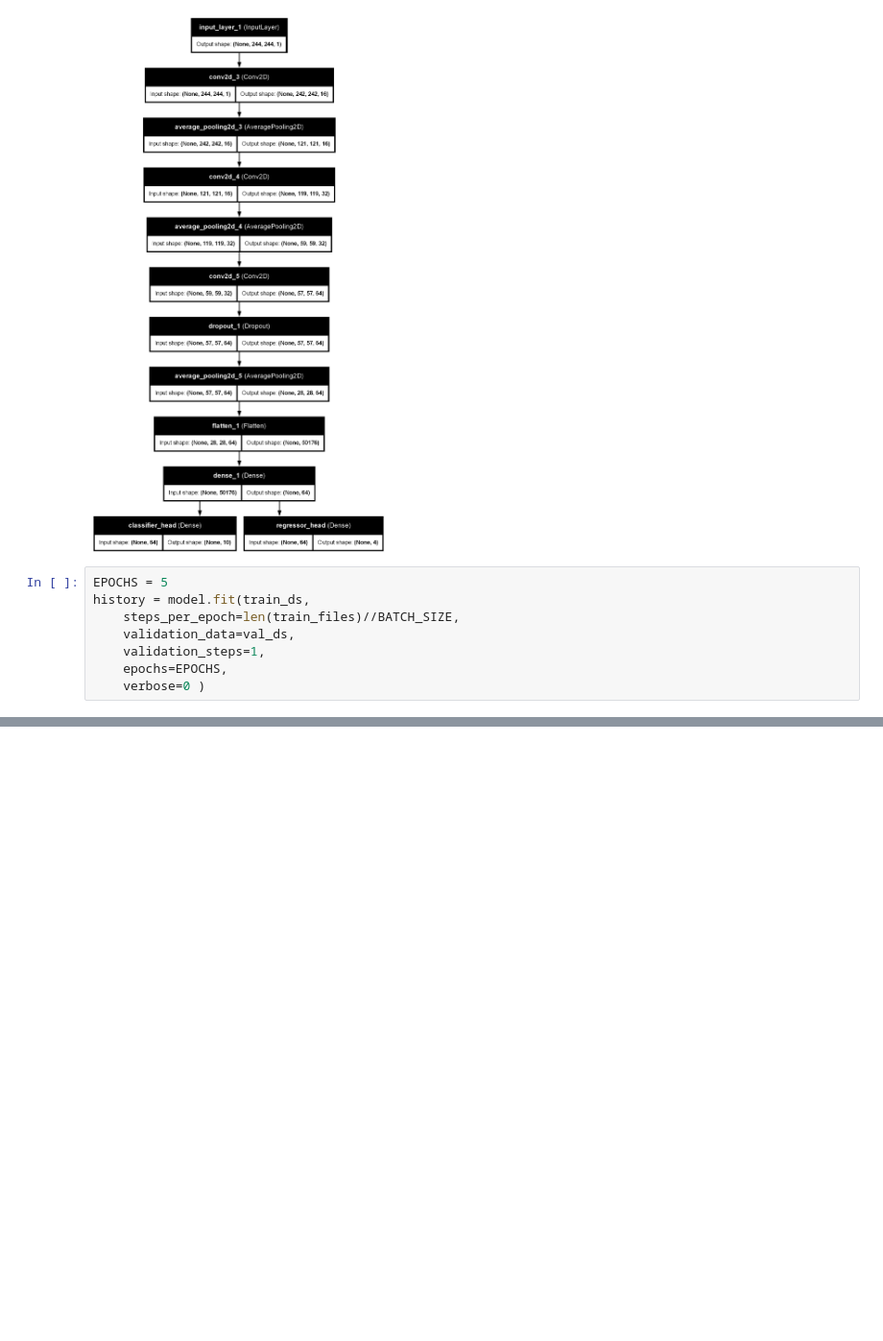
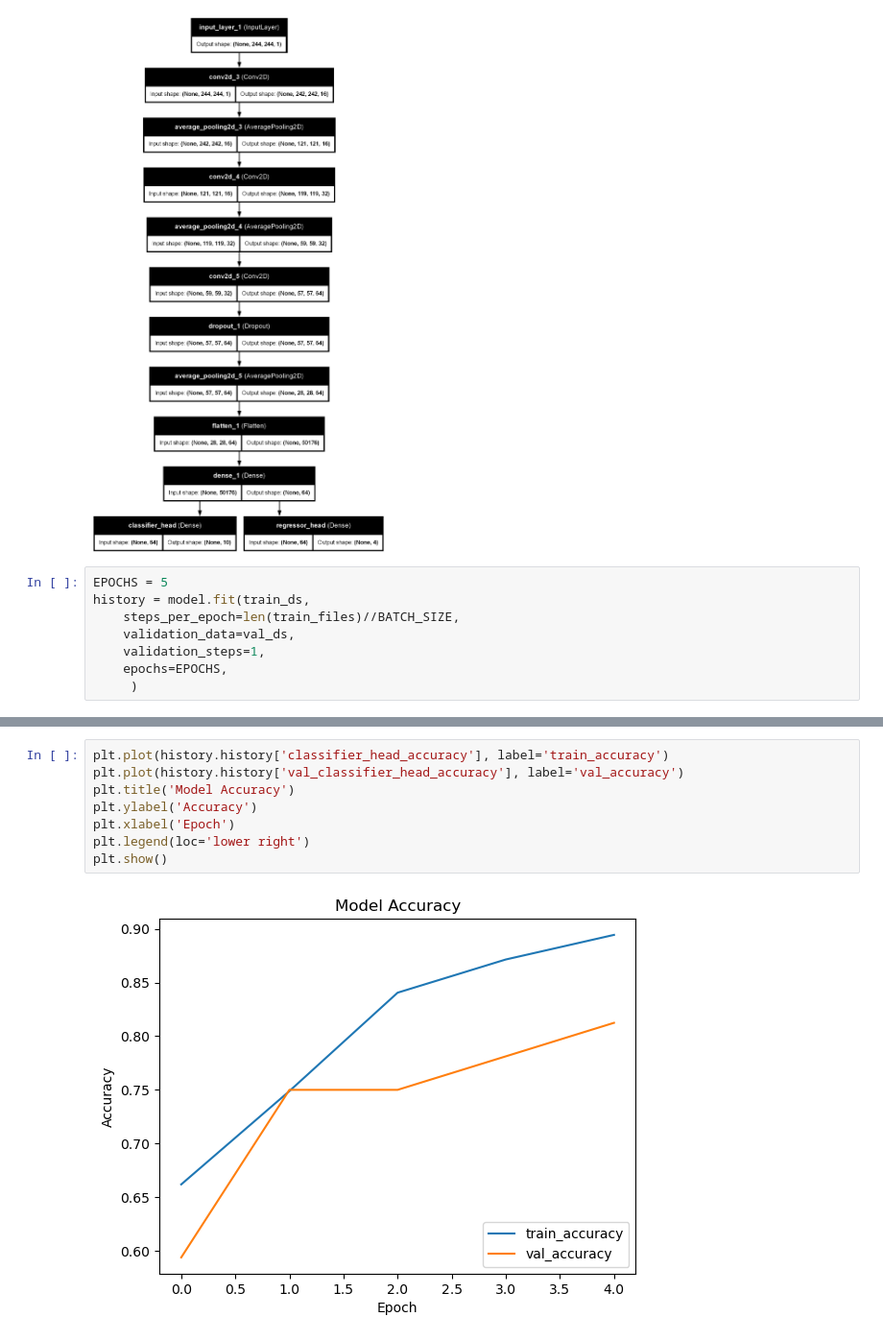
Before and after one commit to moyen-ahmed/Deep-learning, a Jupyter notebook: Building your own Object Detector from scratch using tensorflow.ipynb, the cells around one changed output, grey strips where cells are left out. Shown at 96% size. Drawn from its saved outputs; the diff is of its cells as text; blank space fills up the shorter version.

```diff
--- a/Building your own Object Detector from scratch using tensorflow.ipynb
+++ b/Building your own Object Detector from scratch using tensorflow.ipynb
@@ -1142,4 +1142,4 @@ history = model.fit(train_ds,
     validation_data=val_ds,
     validation_steps=1,
     epochs=EPOCHS,
-    verbose=0 )
+     )
@@ -1145,0 +1157,10 @@ history = model.fit(train_ds,
+# %%
+plt.plot(history.history['classifier_head_accuracy'], label='train_accuracy')
+plt.plot(history.history['val_classifier_head_accuracy'], label='val_accuracy')
+plt.title('Model Accuracy')
+plt.ylabel('Accuracy')
+plt.xlabel('Epoch')
+plt.legend(loc='lower right')
+plt.show()
+# %% [output]
+[figure, added]
```
Also changed, not shown: parts of 3 cells of this notebook.
